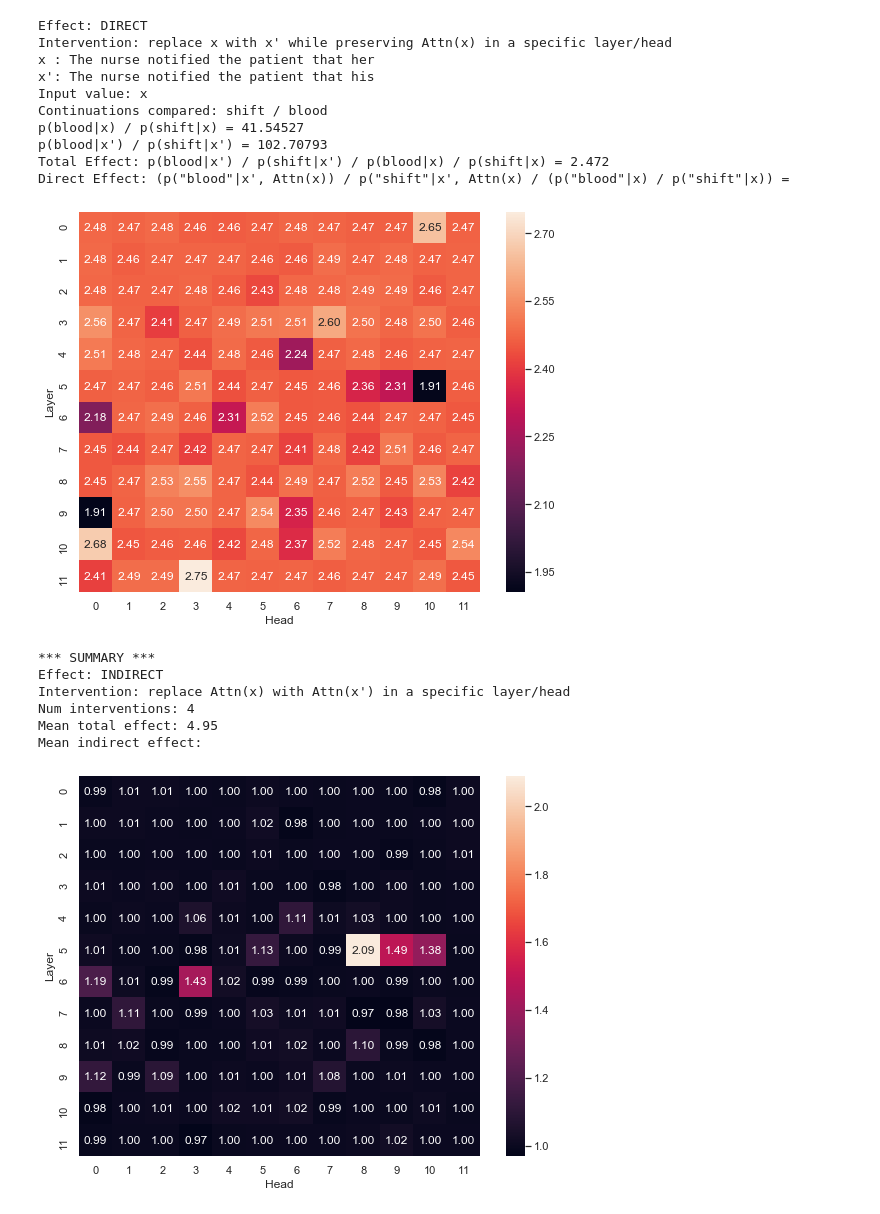
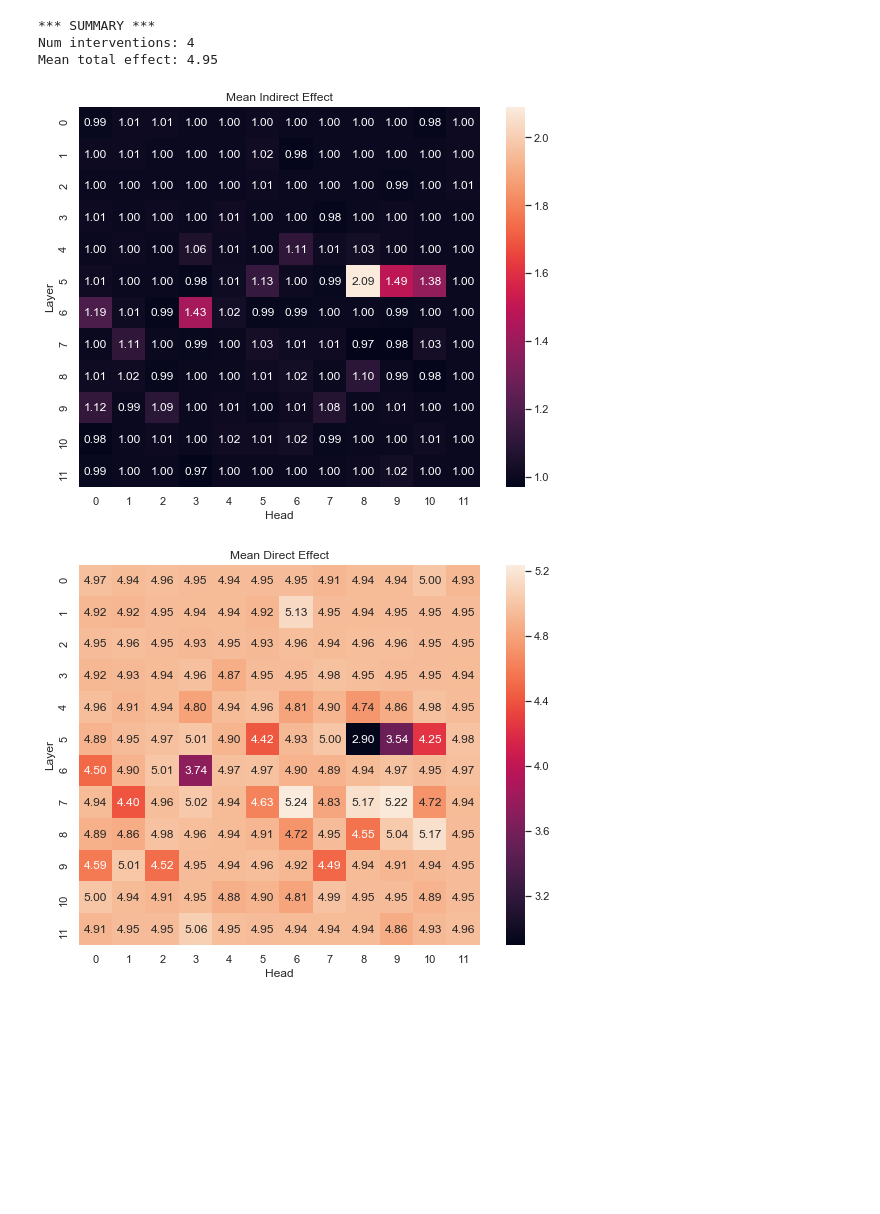
Before and after one commit to mattf1n/lm-intervention, a Jupyter notebook: lm_attn_intervention.ipynb, the cells around one changed output. Drawn from its saved outputs; the diff is of its cells as text; code cells hidden in the pictures; blank space fills up the shorter version.

```diff
--- a/lm_attn_intervention.ipynb
+++ b/lm_attn_intervention.ipynb
@@ -131,24 +89,8 @@ Indirect Effect (p("blood"|x, Attn(x')) / p("shift"|x, Attn(x')) / (p("blood"|x)
-# %%
-report_intervention(intervention4, 'direct', model)
-# %% [output]
-Effect: DIRECT
-Intervention: replace x with x' while preserving Attn(x) in a specific layer/head
-x : The nurse notified the patient that her
-x': The nurse notified the patient that his
-Input value: x
-Continuations compared: shift / blood
-p(blood|x) / p(shift|x) = 41.54527
-p(blood|x') / p(shift|x') = 102.70793
-Total Effect: p(blood|x') / p(shift|x') / p(blood|x) / p(shift|x) = 2.472
-Direct Effect: (p("blood"|x', Attn(x)) / p("shift"|x', Attn(x) / (p("blood"|x) / p("shift"|x)) =
-[figure, removed]
 # %%
-report_interventions([intervention1, intervention2, intervention3, intervention4], 'indirect', model)
+report_interventions_summary([intervention1, intervention2, intervention3, intervention4], model)
 # %% [output]
 *** SUMMARY ***
-Effect: INDIRECT
-Intervention: replace Attn(x) with Attn(x') in a specific layer/head
 Num interventions: 4
 Mean total effect: 4.95
-Mean indirect effect:
-[figure, old version]
+[figure, new version]
+[figure, added]
```
Also changed, not shown: parts of 9 cells of this notebook, 2 other files.
